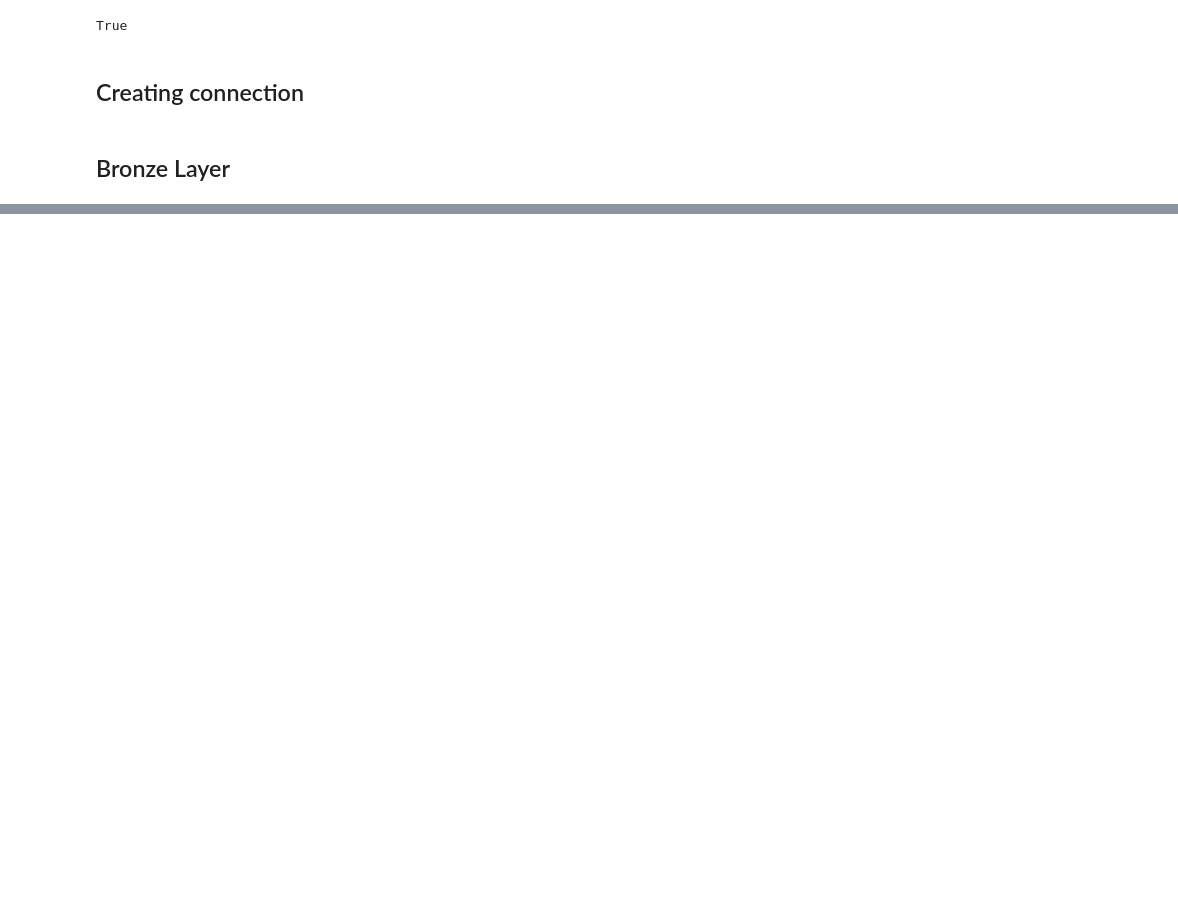
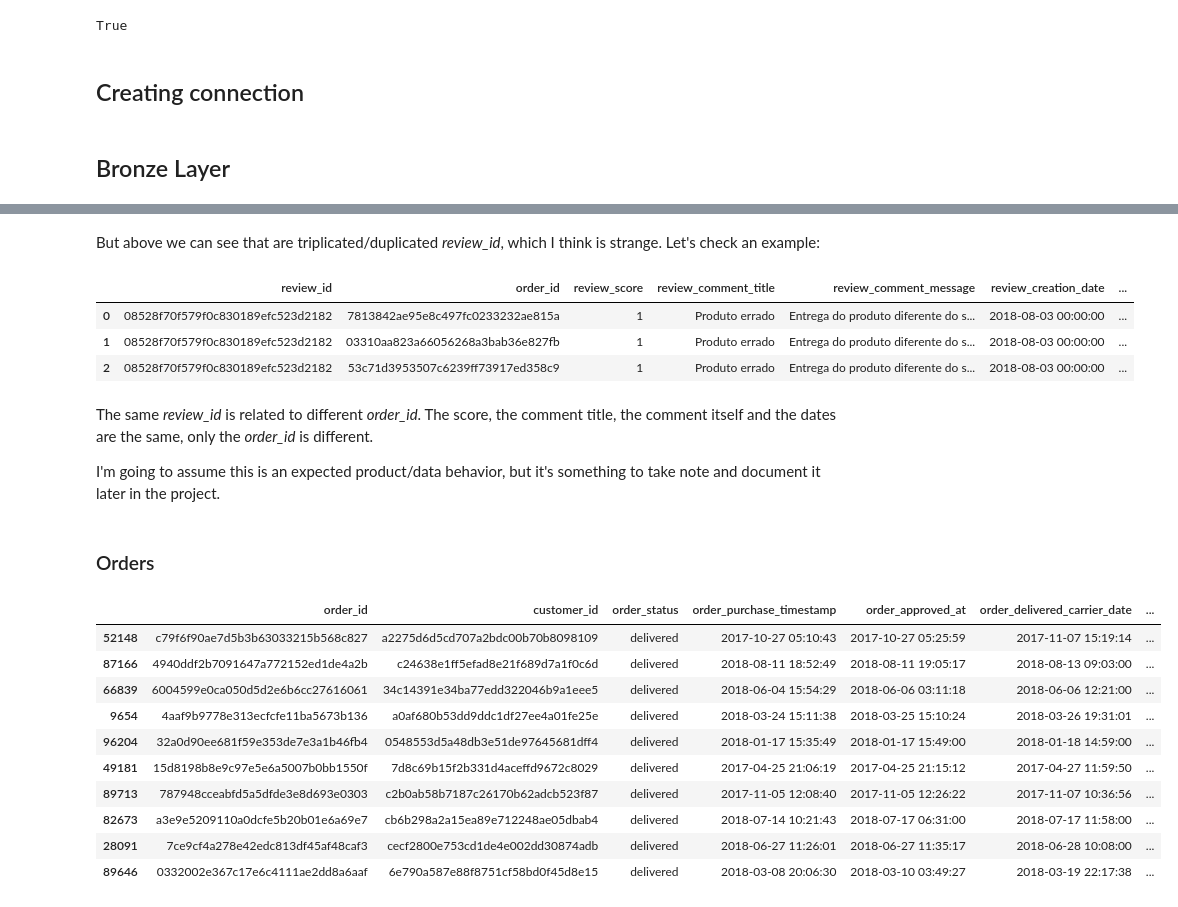
Before and after one commit to doegemon/etl_churn, a Jupyter notebook: notebooks/dbt_data_check.ipynb, the cells around one changed output, grey strips where cells are left out. Saved outputs shown, nothing was run; the diff lists cells and outputs as text; code cells hidden in the pictures; blank space fills up the shorter version.

Commit message:
updating data check notebooks

```diff
--- a/notebooks/dbt_data_check.ipynb
+++ b/notebooks/dbt_data_check.ipynb
@@ -171,0 +440,35 @@ display(df)
+# %% [markdown]
+But above we can see that are triplicated/duplicated _review_id_, which I think is strange. Let's check an example:
+# %%
+df_or_example = pd.read_sql("""
+  SELECT *
+  FROM bronze_order_reviews
+  WHERE review_id = '08528f70f579f0c830189efc523d2182'"""
+  , con=engine)
+display(df_or_example)
+# %% [output]
+|  | review_id | order_id | review_score | review_comment_title | review_comment_message | review_creation_date | ... |
+| 0 | 08528f70f579f0c830189efc523d2182 | 7813842ae95e8c497fc0233232ae815a | 1 | Produto errado | Entrega do produto diferente do s... | 2018-08-03 00:00:00 | ... |
+| 1 | 08528f70f579f0c830189efc523d2182 | 03310aa823a66056268a3bab36e827fb | 1 | Produto errado | Entrega do produto diferente do s... | 2018-08-03 00:00:00 | ... |
+| 2 | 08528f70f579f0c830189efc523d2182 | 53c71d3953507c6239ff73917ed358c9 | 1 | Produto errado | Entrega do produto diferente do s... | 2018-08-03 00:00:00 | ... |
+# %% [markdown]
+The same _review_id_ is related to different _order_id_. The score, the comment title, the comment itself and the dates are the same, only the _order_id_ is different.
+
+I'm going to assume this is an expected product/data behavior, but it's something to take note and document it later in the project.
+# %% [markdown]
+### Orders
+# %%
+df_orders = pd.read_sql('SELECT * FROM bronze_orders', con=engine)
+display(df_orders.sample(10))
+# %% [output]
+|  | order_id | customer_id | order_status | order_purchase_timestamp | order_approved_at | order_delivered_carrier_date | ... |
+| 52148 | c79f6f90ae7d5b3b63033215b568c827 | a2275d6d5cd707a2bdc00b70b8098109 | delivered | 2017-10-27 05:10:43 | 2017-10-27 05:25:59 | 2017-11-07 15:19:14 | ... |
+| 87166 | 4940ddf2b7091647a772152ed1de4a2b | c24638e1ff5efad8e21f689d7a1f0c6d | delivered | 2018-08-11 18:52:49 | 2018-08-11 19:05:17 | 2018-08-13 09:03:00 | ... |
+| 66839 | 6004599e0ca050d5d2e6b6cc27616061 | 34c14391e34ba77edd322046b9a1eee5 | delivered | 2018-06-04 15:54:29 | 2018-06-06 03:11:18 | 2018-06-06 12:21:00 | ... |
+| 9654 | 4aaf9b9778e313ecfcfe11ba5673b136 | a0af680b53dd9ddc1df27ee4a01fe25e | delivered | 2018-03-24 15:11:38 | 2018-03-25 15:10:24 | 2018-03-26 19:31:01 | ... |
+| 96204 | 32a0d90ee681f59e353de7e3a1b46fb4 | 0548553d5a48db3e51de97645681dff4 | delivered | 2018-01-17 15:35:49 | 2018-01-17 15:49:00 | 2018-01-18 14:59:00 | ... |
+| 49181 | 15d8198b8e9c97e5e6a5007b0bb1550f | 7d8c69b15f2b331d4aceffd9672c8029 | delivered | 2017-04-25 21:06:19 | 2017-04-25 21:15:12 | 2017-04-27 11:59:50 | ... |
+| 89713 | 787948cceabfd5a5dfde3e8d693e0303 | c2b0ab58b7187c26170b62adcb523f87 | delivered | 2017-11-05 12:08:40 | 2017-11-05 12:26:22 | 2017-11-07 10:36:56 | ... |
+| 82673 | a3e9e5209110a0dcfe5b20b01e6a69e7 | cb6b298a2a15ea89e712248ae05dbab4 | delivered | 2018-07-14 10:21:43 | 2018-07-17 06:31:00 | 2018-07-17 11:58:00 | ... |
+| 28091 | 7ce9cf4a278e42edc813df45af48caf3 | cecf2800e753cd1de4e002dd30874adb | delivered | 2018-06-27 11:26:01 | 2018-06-27 11:35:17 | 2018-06-28 10:08:00 | ... |
+| 89646 | 0332002e367c17e6c4111ae2dd8a6aaf | 6e790a587e88f8751cf58bd0f45d8e15 | delivered | 2018-03-08 20:06:30 | 2018-03-10 03:49:27 | 2018-03-19 22:17:38 | ... |
```
Also changed, not shown: parts of 76 cells of this notebook, 1 other file.
